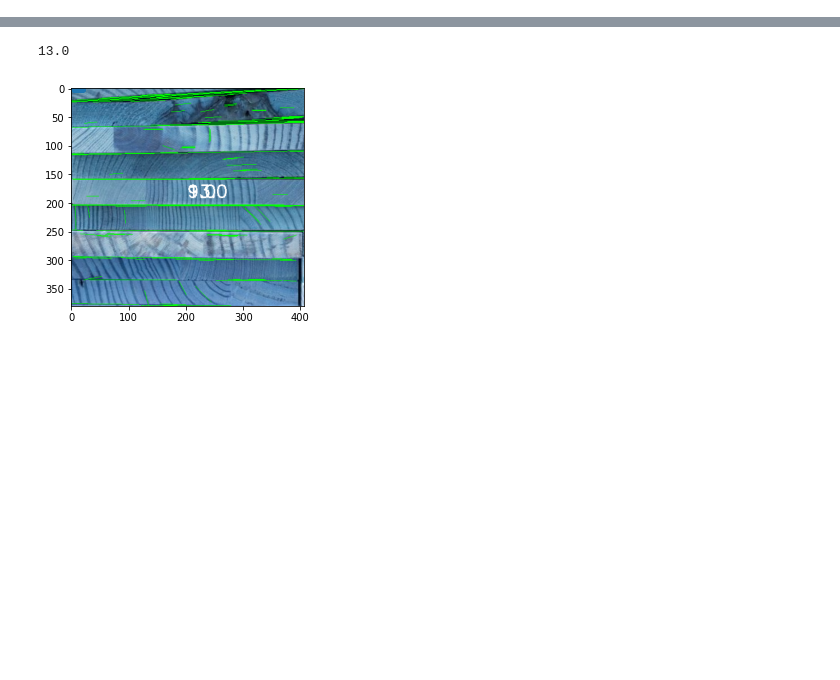
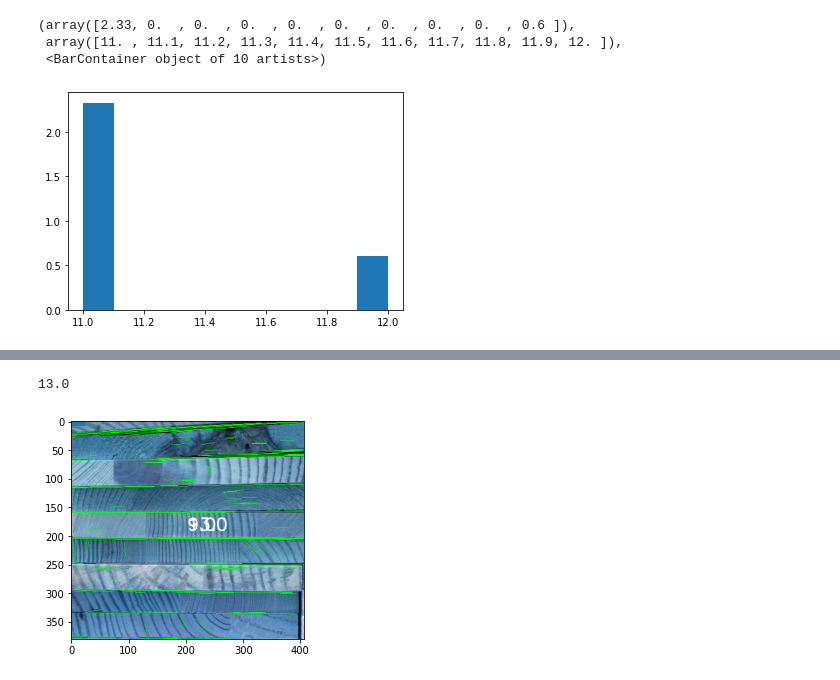
Before and after one commit to Chelovek760/CVVeneer, a Jupyter notebook: veneer.ipynb, the cells around one changed output, grey strips where cells are left out. Saved outputs shown, nothing was run; the diff lists cells and outputs as text; code cells hidden in the pictures; blank space fills up the shorter version.

```diff
--- a/veneer.ipynb
+++ b/veneer.ipynb
@@ -28,0 +66,8 @@ def w2d(img, mode='haar', level=1):
+# %%
+counts, bins = np.histogram(mass,bins=10)
+plt.hist(bins[:-1], bins, weights=counts/100)
+# %% [output]
+(array([2.33, 0.  , 0.  , 0.  , 0.  , 0.  , 0.  , 0.  , 0.  , 0.6 ]),
+ array([11. , 11.1, 11.2, 11.3, 11.4, 11.5, 11.6, 11.7, 11.8, 11.9, 12. ]),
+ <BarContainer object of 10 artists>)
+[figure, added]
```
Also changed, not shown: parts of 8 cells of this notebook.
